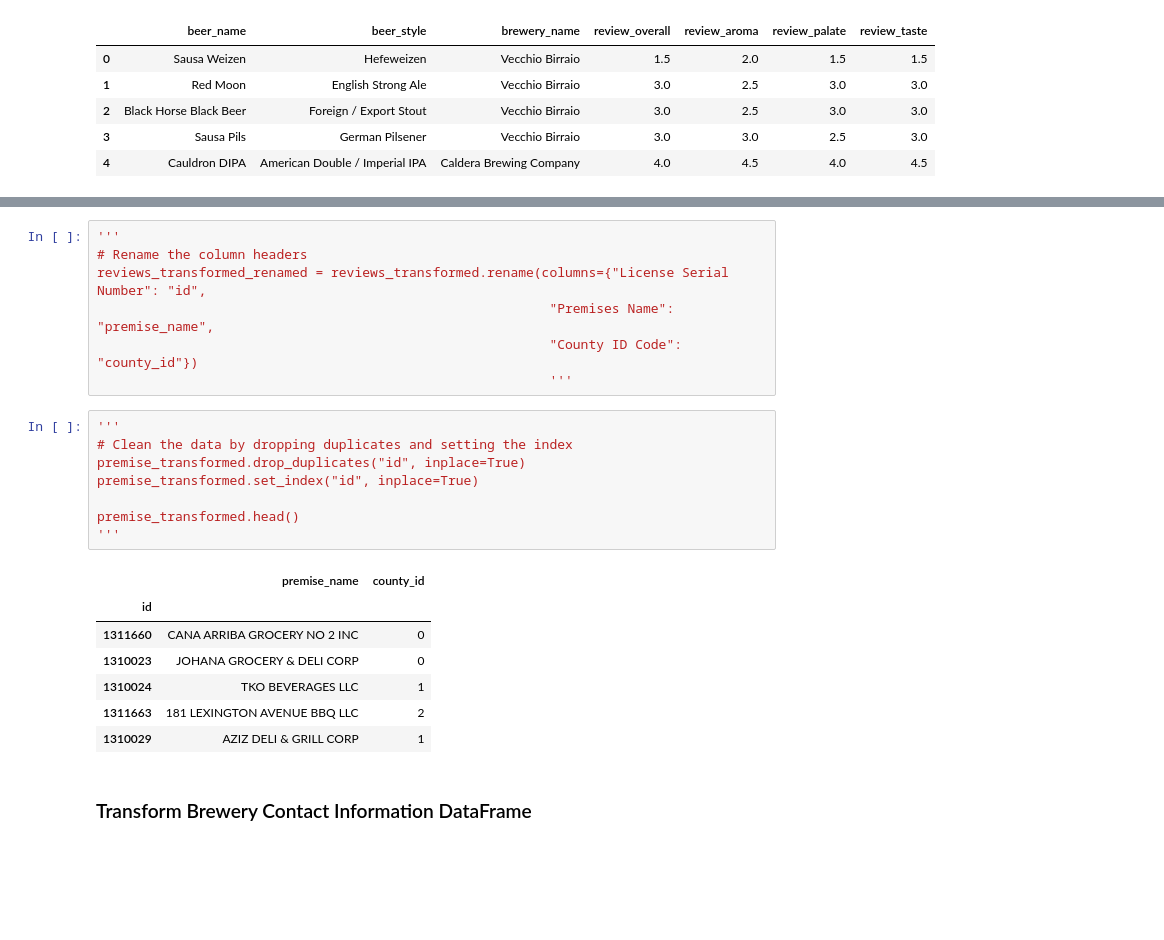
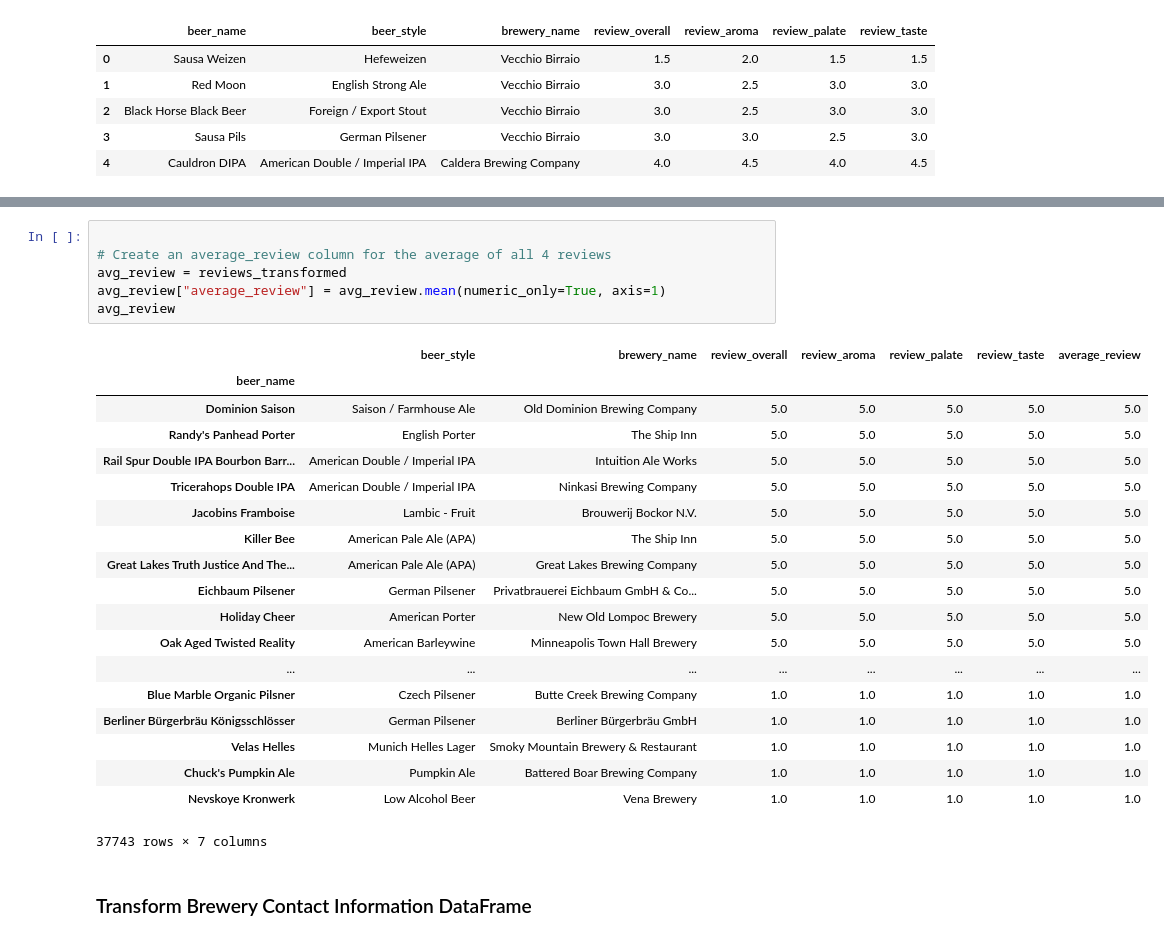
Before and after one commit to 123bmoney0/Beers_With_Brute_Force, a Jupyter notebook: ETL_data.ipynb, the cells around one changed output, grey strips where cells are left out. Drawn from its saved outputs; the diff is of its cells as text; blank space fills up the shorter version.

```diff
--- a/ETL_data.ipynb
+++ b/ETL_data.ipynb
@@ -73,29 +73,32 @@ reviews_transformed.set_index('brewery_name') #, inplace=True)
 | Jacob Leinenkugel Brewing Company | Leinenkugel's Classic Amber | American Amber / Red Lager | 3.0 | 3.0 | 3.0 | 3.5 |
 | Brauerei Michael Plank | Pilserl | German Pilsener | 4.0 | 4.0 | 4.0 | 4.0 |
 37743 rows × 6 columns
-# %%
-'''
-# Rename the column headers
-reviews_transformed_renamed = reviews_transformed.rename(columns={"License Serial Number": "id",
-                                                          "Premises Name": "premise_name",
-                                                          "County ID Code": "county_id"})
-                                                          '''
-# %%
-'''
-# Clean the data by dropping duplicates and setting the index
-premise_transformed.drop_duplicates("id", inplace=True)
-premise_transformed.set_index("id", inplace=True)
-
-premise_transformed.head()
-'''
-# %% [output]
-|  | premise_name | county_id |
-| id |  |  |
-| 1311660 | CANA ARRIBA GROCERY NO 2 INC | 0 |
-| 1310023 | JOHANA GROCERY & DELI CORP | 0 |
-| 1310024 | TKO BEVERAGES LLC | 1 |
-| 1311663 | 181 LEXINGTON AVENUE BBQ LLC | 2 |
-| 1310029 | AZIZ DELI & GRILL CORP | 1 |
+# %%
+
+# Create an average_review column for the average of all 4 reviews
+avg_review = reviews_transformed
+avg_review["average_review"] = avg_review.mean(numeric_only=True, axis=1)
+avg_review
+# %% [output]
+|  | beer_style | brewery_name | review_overall | review_aroma | review_palate | review_taste | average_review |
+| beer_name |  |  |  |  |  |  |  |
+| Dominion Saison | Saison / Farmhouse Ale | Old Dominion Brewing Company | 5.0 | 5.0 | 5.0 | 5.0 | 5.0 |
+| Randy's Panhead Porter | English Porter | The Ship Inn | 5.0 | 5.0 | 5.0 | 5.0 | 5.0 |
+| Rail Spur Double IPA Bourbon Barr... | American Double / Imperial IPA | Intuition Ale Works | 5.0 | 5.0 | 5.0 | 5.0 | 5.0 |
+| Tricerahops Double IPA | American Double / Imperial IPA | Ninkasi Brewing Company | 5.0 | 5.0 | 5.0 | 5.0 | 5.0 |
+| Jacobins Framboise | Lambic - Fruit | Brouwerij Bockor N.V. | 5.0 | 5.0 | 5.0 | 5.0 | 5.0 |
+| Killer Bee | American Pale Ale (APA) | The Ship Inn | 5.0 | 5.0 | 5.0 | 5.0 | 5.0 |
+| Great Lakes Truth Justice And The... | American Pale Ale (APA) | Great Lakes Brewing Company | 5.0 | 5.0 | 5.0 | 5.0 | 5.0 |
+| Eichbaum Pilsener | German Pilsener | Privatbrauerei Eichbaum GmbH & Co... | 5.0 | 5.0 | 5.0 | 5.0 | 5.0 |
+| Holiday Cheer | American Porter | New Old Lompoc Brewery | 5.0 | 5.0 | 5.0 | 5.0 | 5.0 |
+| Oak Aged Twisted Reality | American Barleywine | Minneapolis Town Hall Brewery | 5.0 | 5.0 | 5.0 | 5.0 | 5.0 |
+| ... | ... | ... | ... | ... | ... | ... | ... |
+| Blue Marble Organic Pilsner | Czech Pilsener | Butte Creek Brewing Company | 1.0 | 1.0 | 1.0 | 1.0 | 1.0 |
+| Berliner Bürgerbräu Königsschlösser | German Pilsener | Berliner Bürgerbräu GmbH | 1.0 | 1.0 | 1.0 | 1.0 | 1.0 |
+| Velas Helles | Munich Helles Lager | Smoky Mountain Brewery & Restaurant | 1.0 | 1.0 | 1.0 | 1.0 | 1.0 |
+| Chuck's Pumpkin Ale | Pumpkin Ale | Battered Boar Brewing Company | 1.0 | 1.0 | 1.0 | 1.0 | 1.0 |
+| Nevskoye Kronwerk | Low Alcohol Beer | Vena Brewery | 1.0 | 1.0 | 1.0 | 1.0 | 1.0 |
+37743 rows × 7 columns
 # %% [markdown]
 ### Transform Brewery Contact Information DataFrame
 # %%
```
Also changed, not shown: parts of 2 cells of this notebook.
